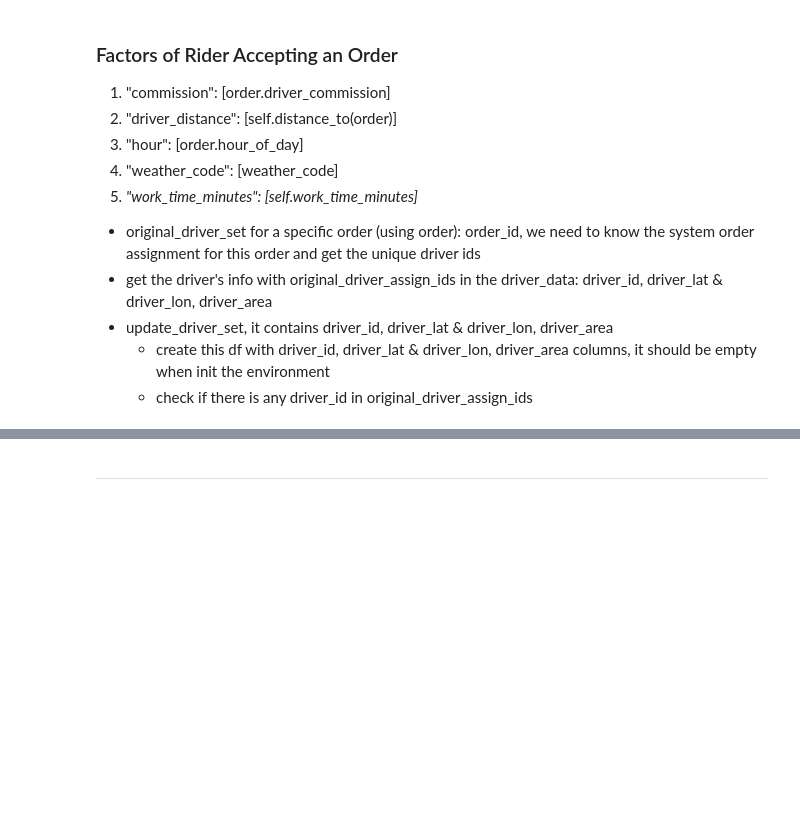
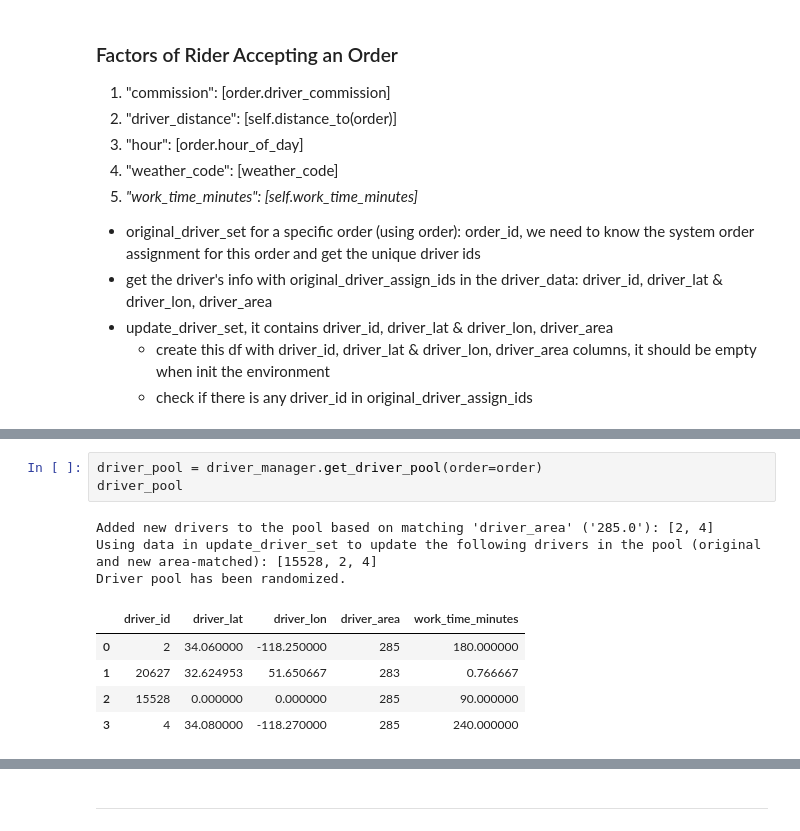
Before and after one commit to QianZeHao123/RideHail, a Jupyter notebook: zzz_main.ipynb, the cells around one changed output, grey strips where cells are left out. Drawn from its saved outputs; the diff is of its cells as text; blank space fills up the shorter version.

```diff
--- a/zzz_main.ipynb
+++ b/zzz_main.ipynb
@@ -525,0 +629,12 @@ update_driver_set
+# %%
+driver_pool = driver_manager.get_driver_pool(order=order)
+driver_pool
+# %% [output]
+Added new drivers to the pool based on matching 'driver_area' ('285.0'): [2, 4]
+Using data in update_driver_set to update the following drivers in the pool (original and new area-matched): [15528, 2, 4]
+Driver pool has been randomized.
+|  | driver_id | driver_lat | driver_lon | driver_area | work_time_minutes |
+| 0 | 2 | 34.060000 | -118.250000 | 285 | 180.000000 |
+| 1 | 20627 | 32.624953 | 51.650667 | 283 | 0.766667 |
+| 2 | 15528 | 0.000000 | 0.000000 | 285 | 90.000000 |
+| 3 | 4 | 34.080000 | -118.270000 | 285 | 240.000000 |
```
Also changed, not shown: parts of 31 cells of this notebook.
